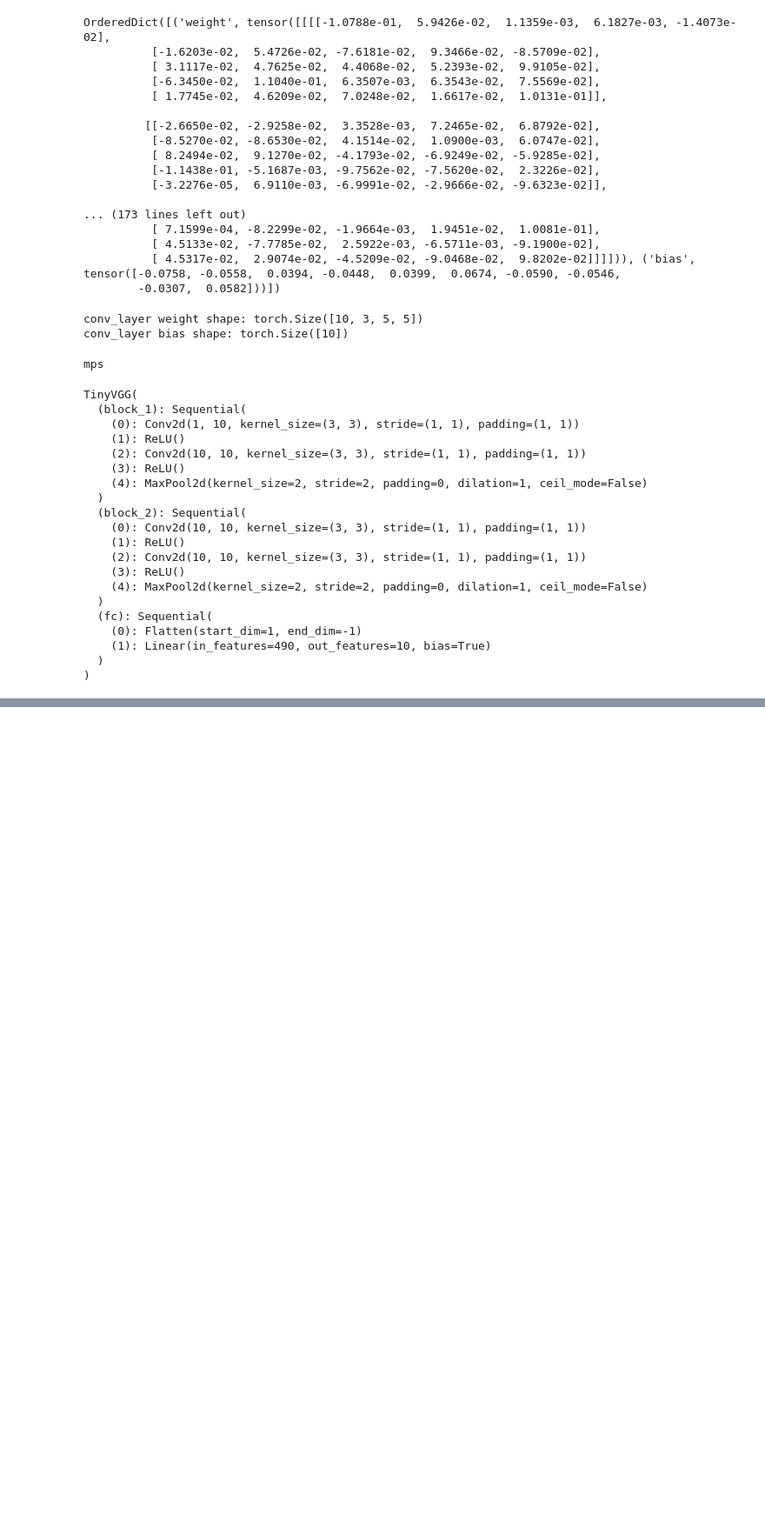
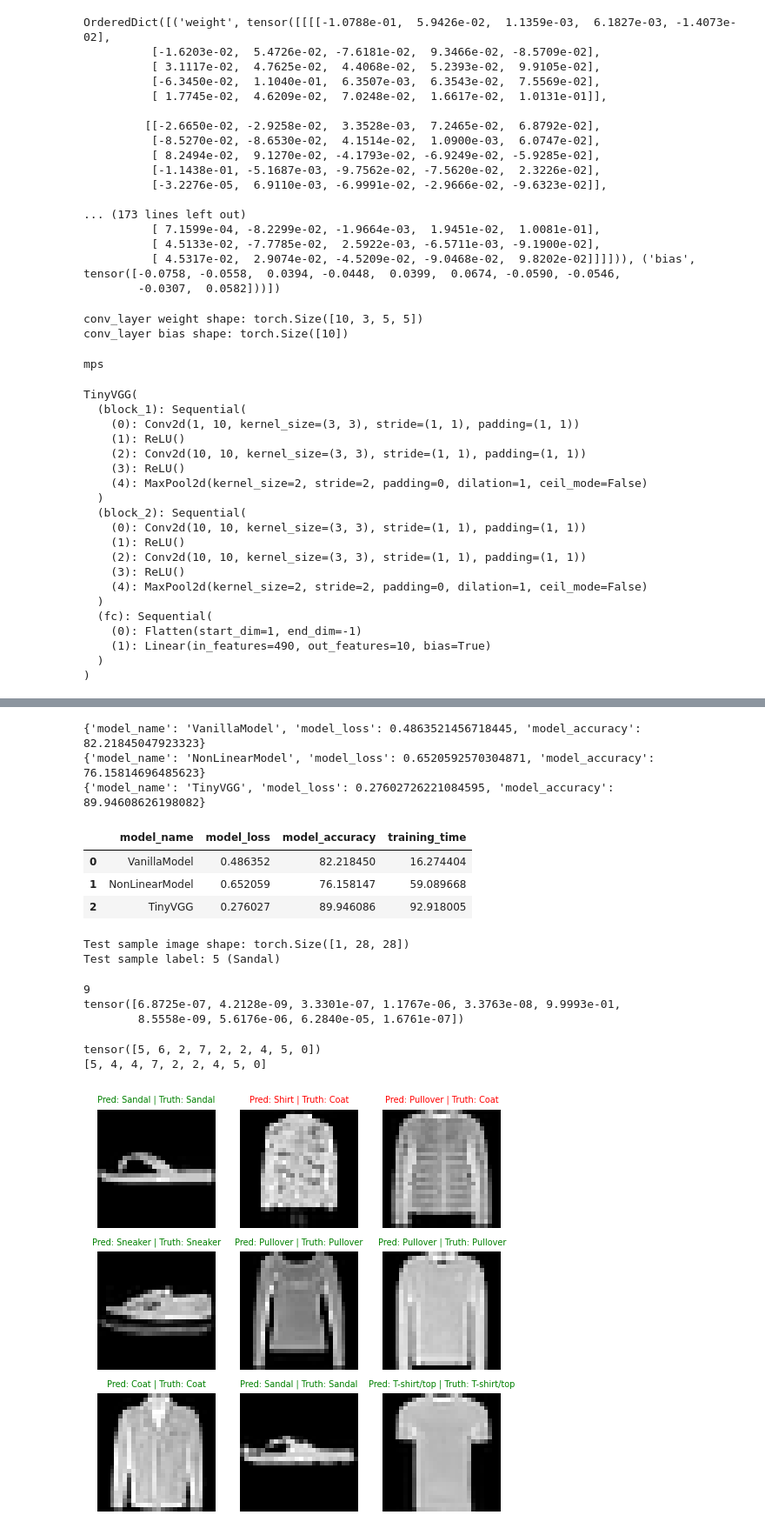
Before and after one commit to NickDiNapoli/pytorch-playground, a Jupyter notebook: src/pytorch_playground/fashion_mnist_classification.ipynb, the cells around one changed output, grey strips where cells are left out. Shown at 87% size. Cells and saved outputs as stored; diff of their text form; code cells hidden in the pictures; blank space fills up the shorter version.

Commit message:
updating dependencies and model inference

```diff
--- a/src/pytorch_playground/fashion_mnist_classification.ipynb
+++ b/src/pytorch_playground/fashion_mnist_classification.ipynb
@@ -546,3 +558,6 @@ TinyVGG(
     (1): Linear(in_features=490, out_features=10, bias=True)
   )
 )
+# %%
+loss_fn = nn.CrossEntropyLoss()
+optimizer = torch.optim.SGD(params=model_2.parameters(), lr=0.1)
@@ -548,0 +628,17 @@ TinyVGG(
+# %%
+print(model_0_results)
+print(model_1_results)
+print(model_2_results)
+# %% [output]
+{'model_name': 'VanillaModel', 'model_loss': 0.4863521456718445, 'model_accuracy': 82.21845047923323}
+{'model_name': 'NonLinearModel', 'model_loss': 0.6520592570304871, 'model_accuracy': 76.15814696485623}
+{'model_name': 'TinyVGG', 'model_loss': 0.27602726221084595, 'model_accuracy': 89.94608626198082}
+# %%
+results_df = pd.DataFrame([model_0_results, model_1_results, model_2_results])
+results_df["training_time"] = [train_time_model_0, train_time_model_1, train_time_model_2]
+results_df
+# %% [output]
+|  | model_name | model_loss | model_accuracy | training_time |
+| 0 | VanillaModel | 0.486352 | 82.218450 | 16.274404 |
+| 1 | NonLinearModel | 0.652059 | 76.158147 | 59.089668 |
+| 2 | TinyVGG | 0.276027 | 89.946086 | 92.918005 |
@@ -548,0 +660,50 @@ TinyVGG(
+# %%
+test_samples = []
+test_labels = []
+
+for sample, label in random.sample(list(test_data), k=9):
+    test_samples.append(sample)
+    test_labels.append(label)
+
+print(f"Test sample image shape: {test_samples[0].shape}\nTest sample label: {test_labels[0]} ({train_data.classes[test_labels[0]]})")
+# %% [output]
+Test sample image shape: torch.Size([1, 28, 28])
+Test sample label: 5 (Sandal)
+# %%
+pred_probs= make_predictions(model=model_2,
+                             data=test_samples)
+
+print(len(pred_probs))
+print(pred_probs[0])
+# %% [output]
+9
+tensor([6.8725e-07, 4.2128e-09, 3.3301e-07, 1.1767e-06, 3.3763e-08, 9.9993e-01,
+        8.5558e-09, 5.6176e-06, 6.2840e-05, 1.6761e-07])
+# %%
+pred_classes = pred_probs.argmax(dim=1)
+print(pred_classes)
+print(test_labels)
+# %% [output]
+tensor([5, 6, 2, 7, 2, 2, 4, 5, 0])
+[5, 4, 4, 7, 2, 2, 4, 5, 0]
+# %%
+plt.figure(figsize=(6, 6))
+nrows = 3
+ncols = 3
+for i, sample in enumerate(test_samples):
+    plt.subplot(nrows, ncols, i+1)
+    plt.imshow(sample.squeeze(), cmap="gray")
+
+    pred_label = train_data.classes[pred_classes[i]]
+    truth_label = train_data.classes[test_labels[i]]
+
+    title_text = f"Pred: {pred_label} | Truth: {truth_label}"
+
+    if pred_label == truth_label:
+        plt.title(title_text, fontsize=7, c="green")
+    else:
+        plt.title(title_text, fontsize=7, c="red")
+
+    plt.axis(False)
+# %% [output]
+[figure, added]
```
Also changed, not shown: parts of 8 cells of this notebook, 2 other files.
